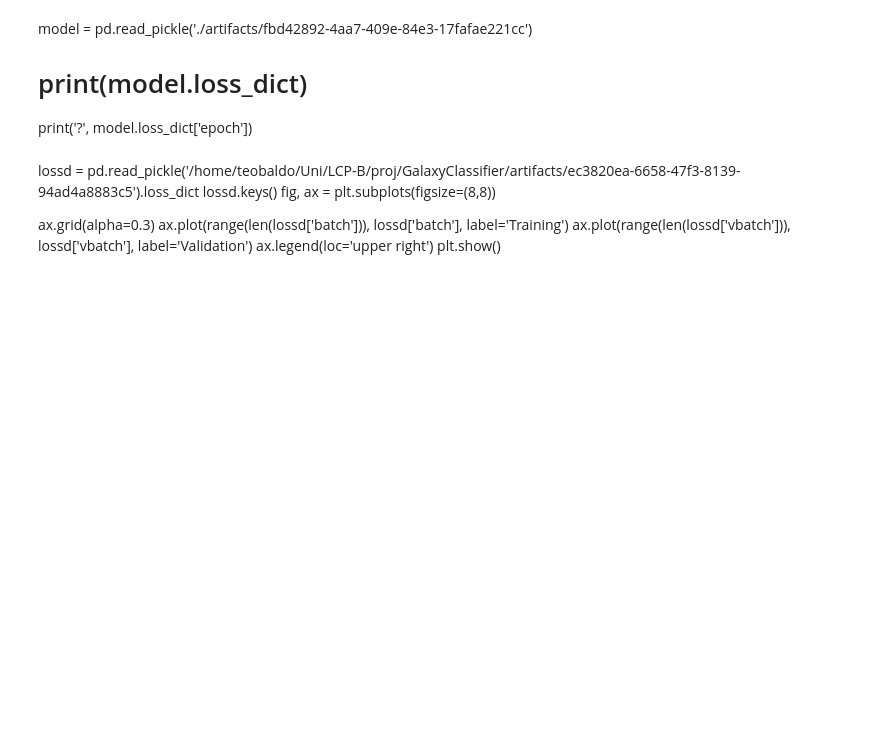
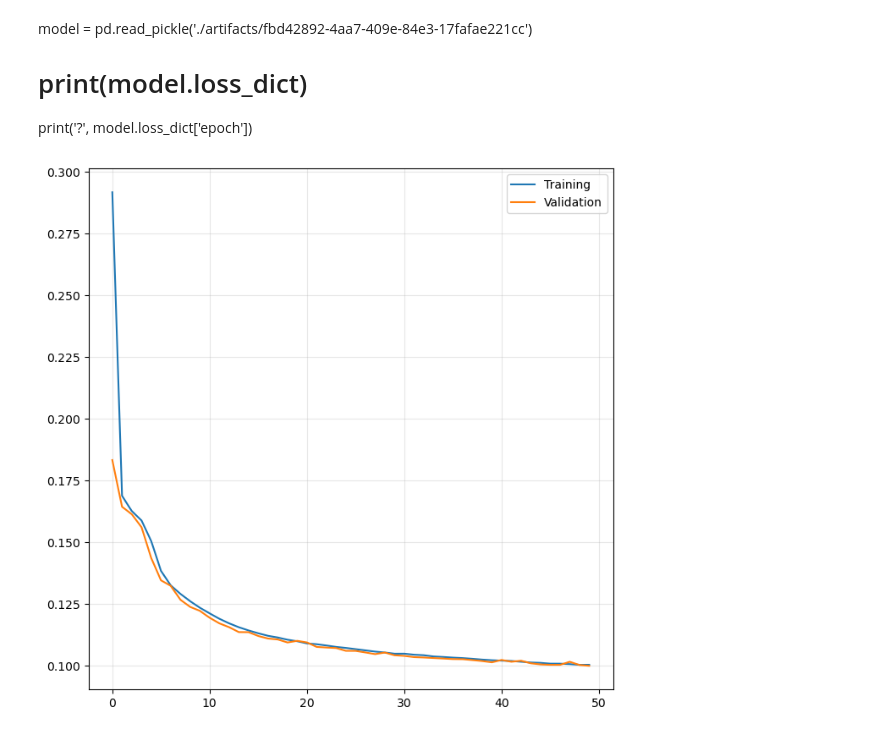
Before and after one commit to margherita-lera/GalaxyClassifier, a Jupyter notebook: gionet.ipynb, the cells around one changed output. Cells and saved outputs as stored; diff of their text form; code cells hidden in the pictures; blank space fills up the shorter version.

```diff
--- a/gionet.ipynb
+++ b/gionet.ipynb
@@ -381,13 +407,15 @@ model = pd.read_pickle('./artifacts/fbd42892-4aa7-409e-84e3-17fafae221cc')
 
 # print(model.loss_dict)
 print('?', model.loss_dict['epoch'])
-# %% [markdown]
-lossd = pd.read_pickle('/home/teobaldo/Uni/LCP-B/proj/GalaxyClassifier/artifacts/ec3820ea-6658-47f3-8139-94ad4a8883c5').loss_dict
-lossd.keys()
-fig, ax = plt.subplots(figsize=(8,8))
-
-ax.grid(alpha=0.3)
-ax.plot(range(len(lossd['batch'])), lossd['batch'], label='Training')
-ax.plot(range(len(lossd['vbatch'])), lossd['vbatch'], label='Validation')
-ax.legend(loc='upper right')
-plt.show()
+# %%
+lossd = pd.read_pickle('./artifacts/ec3820ea-6658-47f3-8139-94ad4a8883c5').loss_dict
+lossd.keys()
+fig, ax = plt.subplots(figsize=(8,8))
+
+ax.grid(alpha=0.3)
+ax.plot(range(len(lossd['epoch'])), lossd['epoch'], label='Training')
+ax.plot(range(len(lossd['epoch'])), lossd['vepoch'], label='Validation')
+ax.legend(loc='upper right')
+plt.show()
+# %% [output]
+[figure, added]
```
Also changed, not shown: parts of 4 cells of this notebook, 1 other file.
